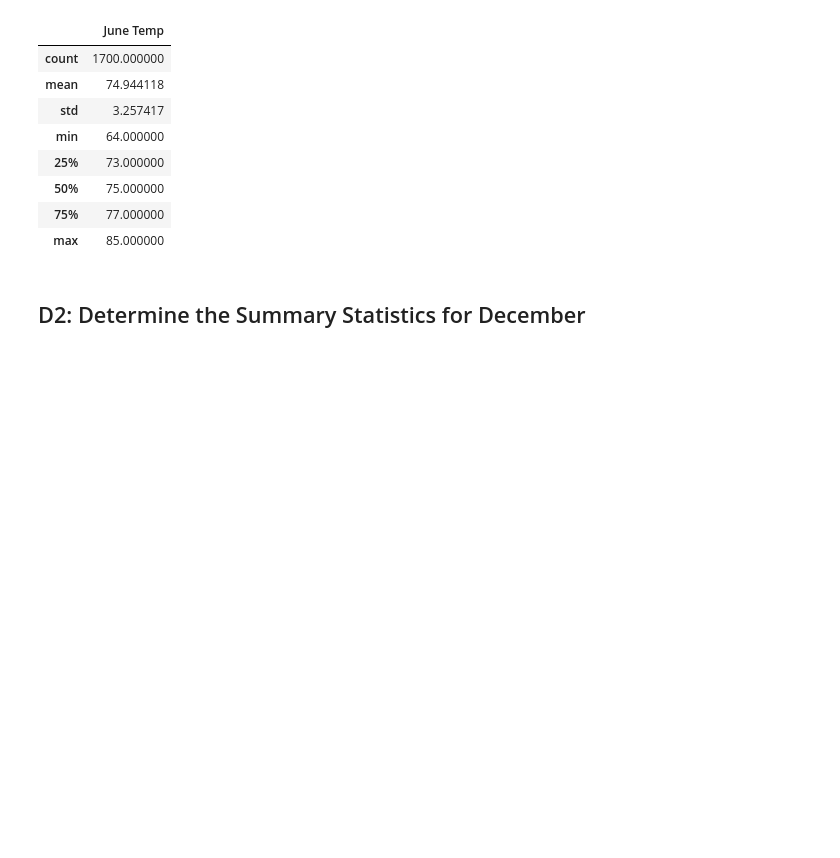
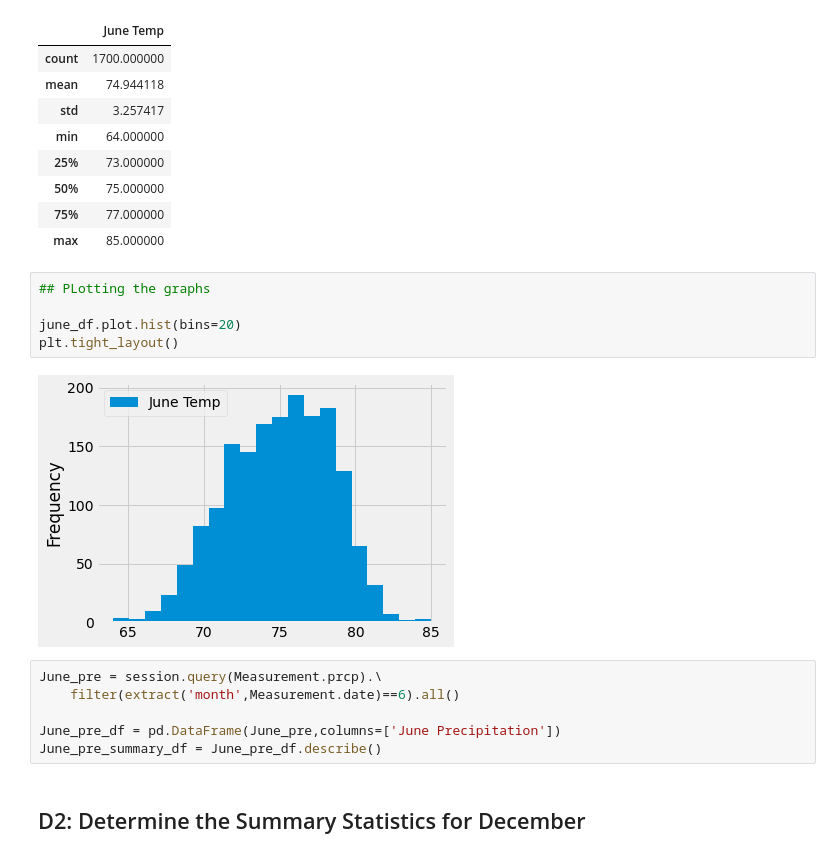
Before and after one commit to urvish7/surfs_up, a Jupyter notebook: SurfsUp_Challenge.ipynb, the cells around one changed output. Drawn from its saved outputs; the diff is of its cells as text; blank space fills up the shorter version.

```diff
--- a/SurfsUp_Challenge.ipynb
+++ b/SurfsUp_Challenge.ipynb
@@ -62,6 +62,19 @@ june_df.describe()
 | 50% | 75.000000 |
 | 75% | 77.000000 |
 | max | 85.000000 |
+# %%
+## PLotting the graphs
+
+june_df.plot.hist(bins=20)
+plt.tight_layout()
+# %% [output]
+[figure, added]
+# %%
+June_pre = session.query(Measurement.prcp).\
+    filter(extract('month',Measurement.date)==6).all()
+
+June_pre_df = pd.DataFrame(June_pre,columns=['June Precipitation'])
+June_pre_summary_df = June_pre_df.describe()
 # %% [markdown]
 ## D2: Determine the Summary Statistics for December
 # %%
```
Also changed, not shown: parts of 4 cells of this notebook.
